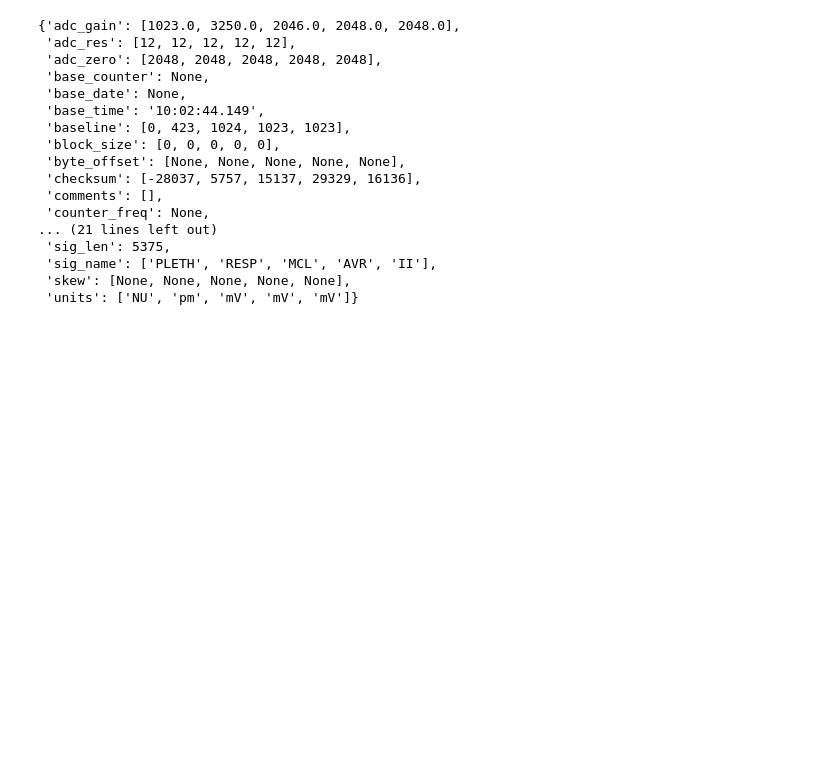
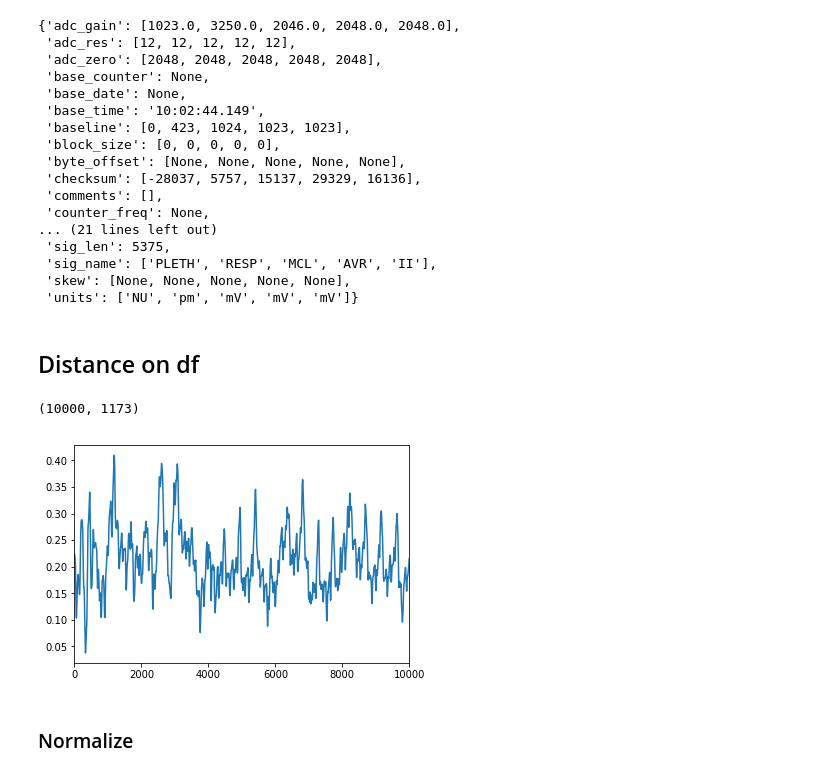
Before and after one commit to ELOISESOULIER/acterrea, a Jupyter notebook: mimic_data_adele.ipynb, the cells around one changed output. Drawn from its saved outputs; the diff is of its cells as text; code cells hidden in the pictures; blank space fills up the shorter version.

Commit message:
distances

```diff
--- a/mimic_data_adele.ipynb
+++ b/mimic_data_adele.ipynb
@@ -103,3 +88,5 @@ display(record.__dict__)
  'sig_name': ['PLETH', 'RESP', 'MCL', 'AVR', 'II'],
  'skew': [None, None, None, None, None],
  'units': ['NU', 'pm', 'mV', 'mV', 'mV']}
+# %% [markdown]
+## Distance on df
@@ -105,0 +96,4 @@ display(record.__dict__)
+# %%
+df.shape
+# %% [output]
+(10000, 1173)
@@ -105,0 +107,7 @@ display(record.__dict__)
+# %%
+df['V0'].plot()
+plt.show()
+# %% [output]
+[figure, added]
+# %% [markdown]
+### Normalize
```
Also changed, not shown: parts of 15 cells of this notebook, 2 other files.
